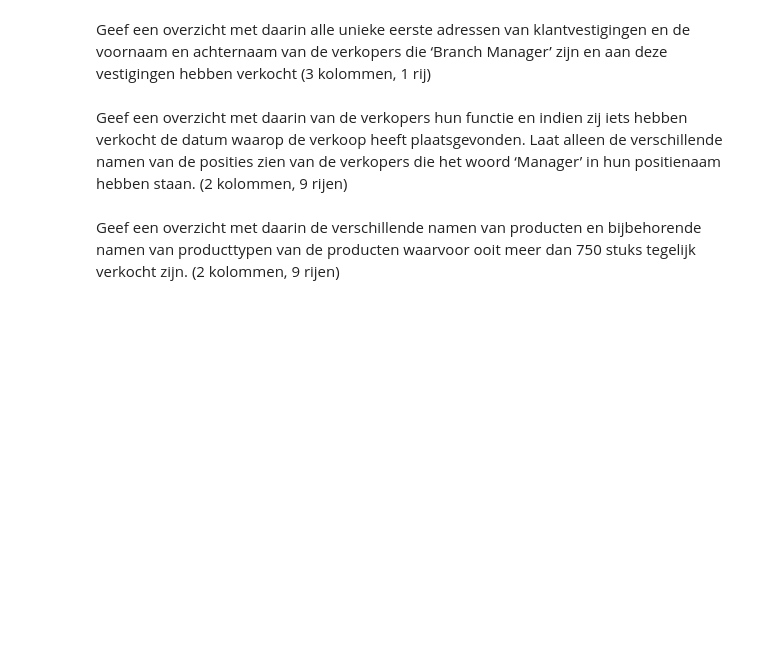
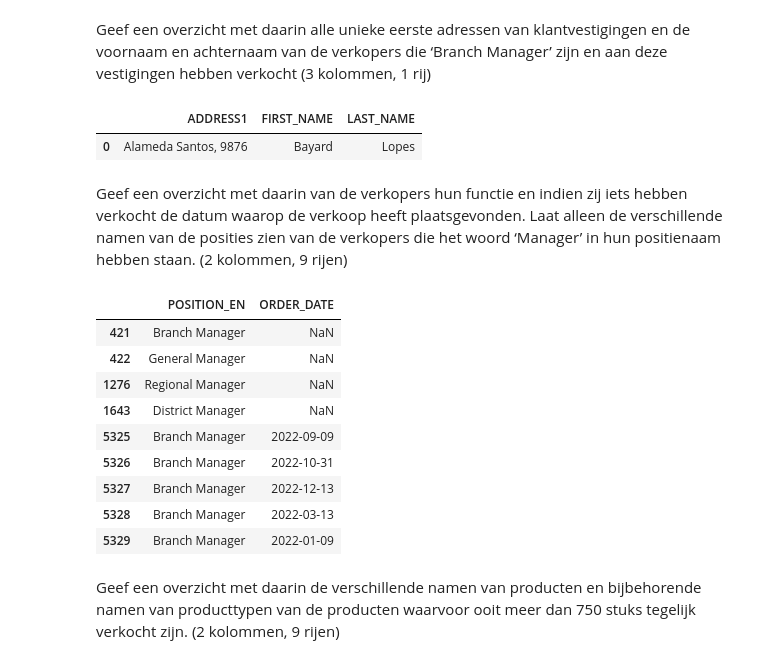
Before and after one commit to CroissantDevourer/dedsportfolio, a Jupyter notebook: Practicum_2.3_Opdrachten.ipynb, the cells around one changed output. Drawn from its saved outputs; the diff is of its cells as text; code cells hidden in the pictures; blank space fills up the shorter version.

```diff
--- a/Practicum_2.3_Opdrachten.ipynb
+++ b/Practicum_2.3_Opdrachten.ipynb
@@ -204,7 +284,31 @@ Geef een overzicht met daarin de productnamen die tot het producttype ‘Eyewear
 # %% [markdown]
 Geef een overzicht met daarin alle unieke eerste adressen van klantvestigingen en de voornaam en achternaam van de verkopers die ‘Branch Manager’ zijn en aan deze vestigingen hebben verkocht (3 kolommen, 1 rij)
+# %%
+branch_manager = sales_staff_df['POSITION_EN'] == 'Branch Manager'
+sales_retail_order_merge = pd.merge(retailer_site_df, order_header_df, on='RETAILER_SITE_CODE')
+sales_retail_merge = pd.merge(sales_retail_order_merge, sales_staff_df[branch_manager], on='SALES_STAFF_CODE')
+branch_manager_address = sales_retail_merge[['ADDRESS1', 'FIRST_NAME', 'LAST_NAME']].drop_duplicates('ADDRESS1')
+branch_manager_address
+# %% [output]
+|  | ADDRESS1 | FIRST_NAME | LAST_NAME |
+| 0 | Alameda Santos, 9876 | Bayard | Lopes |
 # %% [markdown]
 Geef een overzicht met daarin van de verkopers hun functie en indien zij iets hebben verkocht de datum waarop de verkoop heeft plaatsgevonden. Laat alleen de verschillende namen van de posities zien van de verkopers die het woord ‘Manager’ in hun positienaam hebben staan. (2 kolommen, 9 rijen)
+# %%
+staff_order = pd.merge(sales_staff_df, order_header_df, how='left', on='SALES_STAFF_CODE')
+position_sell_date = staff_order[staff_order['POSITION_EN'].str.contains('Manager')][['POSITION_EN', 'ORDER_DATE']].drop_duplicates()
+position_sell_date
+# %% [output]
+|  | POSITION_EN | ORDER_DATE |
+| 421 | Branch Manager | NaN |
+| 422 | General Manager | NaN |
+| 1276 | Regional Manager | NaN |
+| 1643 | District Manager | NaN |
+| 5325 | Branch Manager | 2022-09-09 |
+| 5326 | Branch Manager | 2022-10-31 |
+| 5327 | Branch Manager | 2022-12-13 |
+| 5328 | Branch Manager | 2022-03-13 |
+| 5329 | Branch Manager | 2022-01-09 |
 # %% [markdown]
 Geef een overzicht met daarin de verschillende namen van producten en bijbehorende namen van producttypen van de producten waarvoor ooit meer dan 750 stuks tegelijk verkocht zijn. (2 kolommen, 9 rijen)
 # %% [markdown]
```
Also changed, not shown: parts of 8 cells of this notebook.
